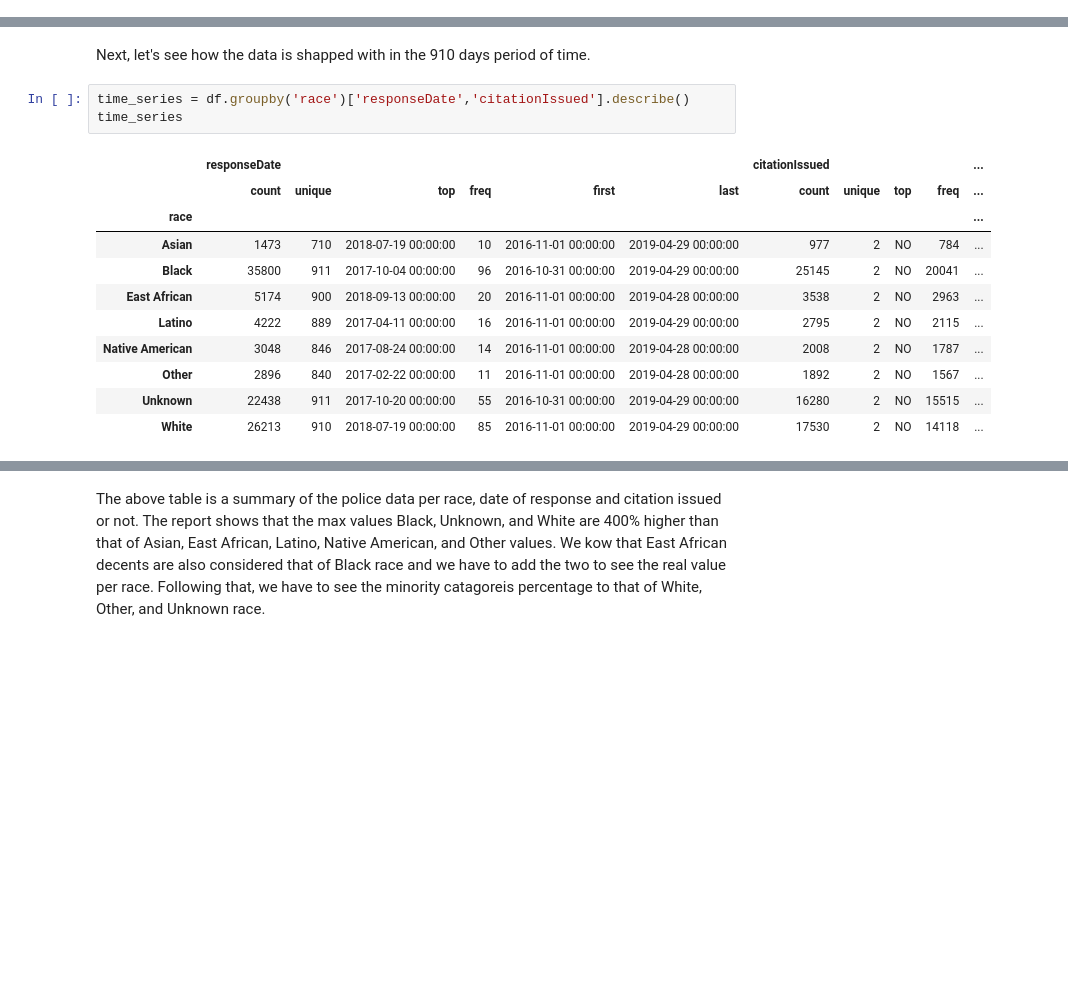
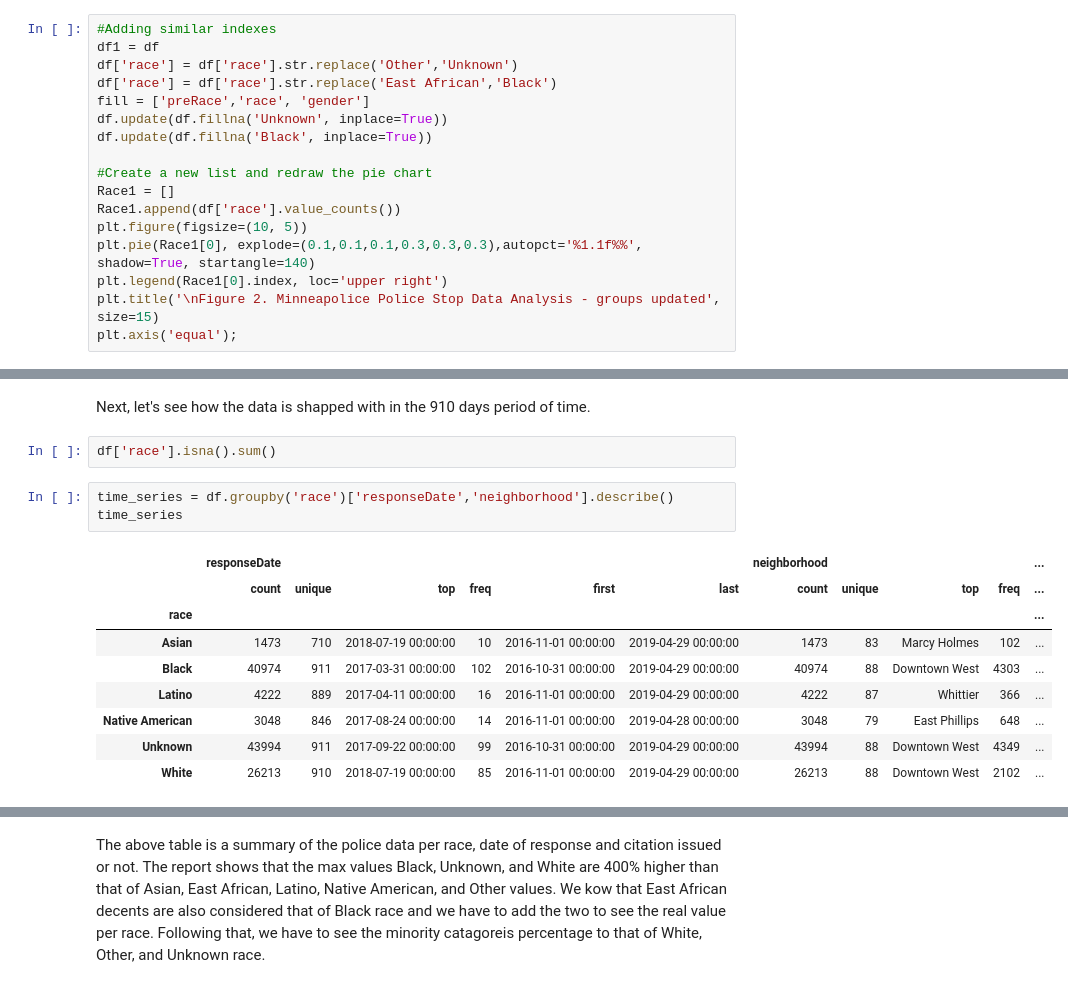
Before and after one commit to Afewerk/Capstones, a Jupyter notebook: CapstonOne #1 - Policing_Minneapolis.ipynb, the cells around one changed output, grey strips where cells are left out. Drawn from its saved outputs; the diff is of its cells as text; blank space fills up the shorter version.

```diff
--- a/CapstonOne #1 - Policing_Minneapolis.ipynb
+++ b/CapstonOne #1 - Policing_Minneapolis.ipynb
@@ -65,0 +94,17 @@ This data also has 'Unknown' and 'Other' races that we can't quite put in to any
+# %%
+#Adding similar indexes
+df1 = df
+df['race'] = df['race'].str.replace('Other','Unknown')
+df['race'] = df['race'].str.replace('East African','Black')
+fill = ['preRace','race', 'gender']
+df.update(df.fillna('Unknown', inplace=True))
+df.update(df.fillna('Black', inplace=True))
+
+#Create a new list and redraw the pie chart
+Race1 = []
+Race1.append(df['race'].value_counts())
+plt.figure(figsize=(10, 5))
+plt.pie(Race1[0], explode=(0.1,0.1,0.1,0.3,0.3,0.3),autopct='%1.1f%%', shadow=True, startangle=140)
+plt.legend(Race1[0].index, loc='upper right')
+plt.title('\nFigure 2. Minneapolice Police Stop Data Analysis - groups updated', size=15)
+plt.axis('equal');
@@ -79,17 +207,17 @@ The next big race with small percentage change is blacks, followed by East Afric
 # %% [markdown]
 Next, let's see how the data is shapped with in the 910 days period of time.
+# %%
+df['race'].isna().sum()
 # %%
-time_series = df.groupby('race')['responseDate','citationIssued'].describe()
+time_series = df.groupby('race')['responseDate','neighborhood'].describe()
 time_series
 # %% [output]
-|  | responseDate |  |  |  |  |  | citationIssued |  |  |  | ... |
+|  | responseDate |  |  |  |  |  | neighborhood |  |  |  | ... |
 |  | count | unique | top | freq | first | last | count | unique | top | freq | ... |
 | race |  |  |  |  |  |  |  |  |  |  | ... |
-| Asian | 1473 | 710 | 2018-07-19 00:00:00 | 10 | 2016-11-01 00:00:00 | 2019-04-29 00:00:00 | 977 | 2 | NO | 784 | ... |
-| Black | 35800 | 911 | 2017-10-04 00:00:00 | 96 | 2016-10-31 00:00:00 | 2019-04-29 00:00:00 | 25145 | 2 | NO | 20041 | ... |
-| East African | 5174 | 900 | 2018-09-13 00:00:00 | 20 | 2016-11-01 00:00:00 | 2019-04-28 00:00:00 | 3538 | 2 | NO | 2963 | ... |
-| Latino | 4222 | 889 | 2017-04-11 00:00:00 | 16 | 2016-11-01 00:00:00 | 2019-04-29 00:00:00 | 2795 | 2 | NO | 2115 | ... |
-| Native American | 3048 | 846 | 2017-08-24 00:00:00 | 14 | 2016-11-01 00:00:00 | 2019-04-28 00:00:00 | 2008 | 2 | NO | 1787 | ... |
-| Other | 2896 | 840 | 2017-02-22 00:00:00 | 11 | 2016-11-01 00:00:00 | 2019-04-28 00:00:00 | 1892 | 2 | NO | 1567 | ... |
-| Unknown | 22438 | 911 | 2017-10-20 00:00:00 | 55 | 2016-10-31 00:00:00 | 2019-04-29 00:00:00 | 16280 | 2 | NO | 15515 | ... |
-| White | 26213 | 910 | 2018-07-19 00:00:00 | 85 | 2016-11-01 00:00:00 | 2019-04-29 00:00:00 | 17530 | 2 | NO | 14118 | ... |
+| Asian | 1473 | 710 | 2018-07-19 00:00:00 | 10 | 2016-11-01 00:00:00 | 2019-04-29 00:00:00 | 1473 | 83 | Marcy Holmes | 102 | ... |
+| Black | 40974 | 911 | 2017-03-31 00:00:00 | 102 | 2016-10-31 00:00:00 | 2019-04-29 00:00:00 | 40974 | 88 | Downtown West | 4303 | ... |
+| Latino | 4222 | 889 | 2017-04-11 00:00:00 | 16 | 2016-11-01 00:00:00 | 2019-04-29 00:00:00 | 4222 | 87 | Whittier | 366 | ... |
+| Native American | 3048 | 846 | 2017-08-24 00:00:00 | 14 | 2016-11-01 00:00:00 | 2019-04-28 00:00:00 | 3048 | 79 | East Phillips | 648 | ... |
+| Unknown | 43994 | 911 | 2017-09-22 00:00:00 | 99 | 2016-10-31 00:00:00 | 2019-04-29 00:00:00 | 43994 | 88 | Downtown West | 4349 | ... |
+| White | 26213 | 910 | 2018-07-19 00:00:00 | 85 | 2016-11-01 00:00:00 | 2019-04-29 00:00:00 | 26213 | 88 | Downtown West | 2102 | ... |
```
Also changed, not shown: parts of 36 cells of this notebook.
